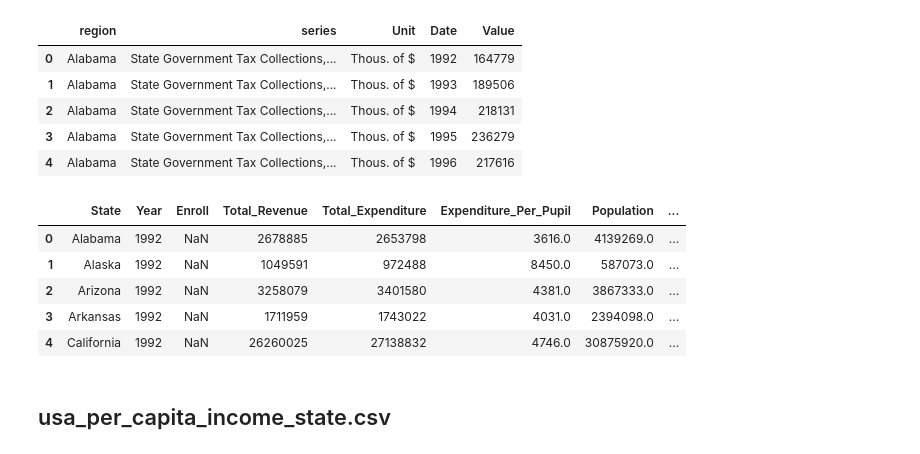
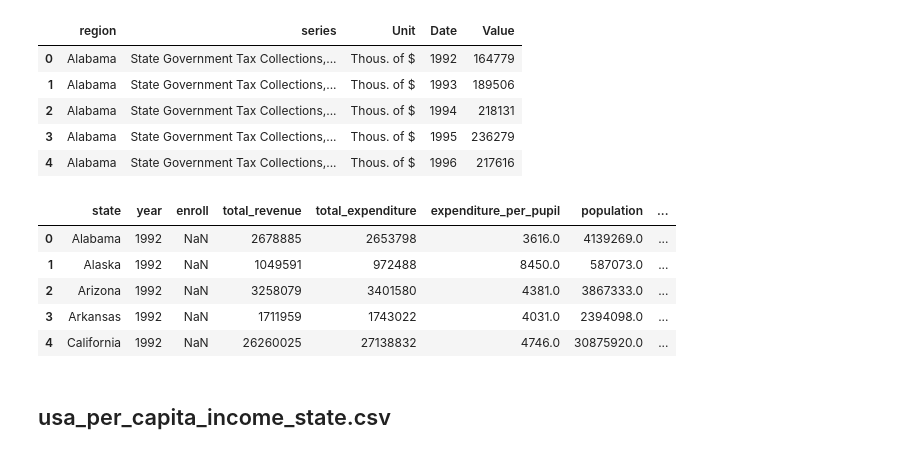
Before and after one commit to SuperYuLu/USEduFinanceML, a Jupyter notebook: Data_Combine.ipynb, the cells around one changed output. Saved outputs shown, nothing was run; the diff lists cells and outputs as text; code cells hidden in the pictures.

```diff
--- a/Data_Combine.ipynb
+++ b/Data_Combine.ipynb
@@ -297,9 +297,9 @@ array(['Alabama', 'Alaska', 'Arizona', 'Arkansas', 'California',
        'Texas', 'Utah', 'Vermont', 'Virginia', 'Washington',
        'West Virginia', 'Wisconsin', 'Wyoming'], dtype=object)
 # %%
-df = df.join(df0.set_index(['region', 'Date']), how= 'left',on = ['State', 'Year'])
+df = df.join(df0.set_index(['region', 'Date']), how= 'left',on = ['state', 'year'])
 # %%
-df.columns = df.columns.str.replace('Value', 'Population')
+df.columns = df.columns.str.replace('Value', 'population')
 # %%
 df.head()
 # %% [output]
@@ -343,8 +343,8 @@ df0.head()
 | 3 | NAICS | Connecticut | Per capita real GDP by state | All industry total | chained 2009 dollars | 2000 | 61355 |
 | 4 | NAICS | Connecticut | Per capita real GDP by state | All industry total | chained 2009 dollars | 2001 | 61872 |
 # %%
-df = df.join(df0[['state', 'Date', 'Value']].set_index(['state', 'Date']), on = ['State', 'Year'], how = 'left')
+df = df.join(df0[['state', 'Date', 'Value']].set_index(['state', 'Date']), on = ['state', 'year'], how = 'left')
 # %%
-df.columns = df.columns.str.replace('Value', 'GDP_Per_Capita')
+df.columns = df.columns.str.replace('Value', 'gdp_per_capita')
 df.head()
 # %% [output]
@@ -410,11 +410,11 @@ df0.region = df0.region.str.replace('New York \(States\)', 'New York')
 # %%
 df0.Value = df0.Value * 1000
 # %%
-df = df.join(df0[['region', 'Date', 'Value']].set_index(['region', 'Date']), how = 'left', on = ['State', 'Year'])
-df.columns = df.columns.str.replace('Value', 'State_Tax_Collection')
+df = df.join(df0[['region', 'Date', 'Value']].set_index(['region', 'Date']), how = 'left', on = ['state', 'year'])
+df.columns = df.columns.str.replace('Value', 'state_tax_collection')
 df.head()
 # %% [output]
-|  | State | Year | Enroll | Total_Revenue | Total_Expenditure | Expenditure_Per_Pupil | Population | ... |
+|  | state | year | enroll | total_revenue | total_expenditure | expenditure_per_pupil | population | ... |
 | 0 | Alabama | 1992 | NaN | 2678885 | 2653798 | 3616.0 | 4139269.0 | ... |
 | 1 | Alaska | 1992 | NaN | 1049591 | 972488 | 8450.0 | 587073.0 | ... |
 | 2 | Arizona | 1992 | NaN | 3258079 | 3401580 | 4381.0 | 3867333.0 | ... |
```
Also changed, not shown: parts of 20 cells of this notebook, 6 other files.
